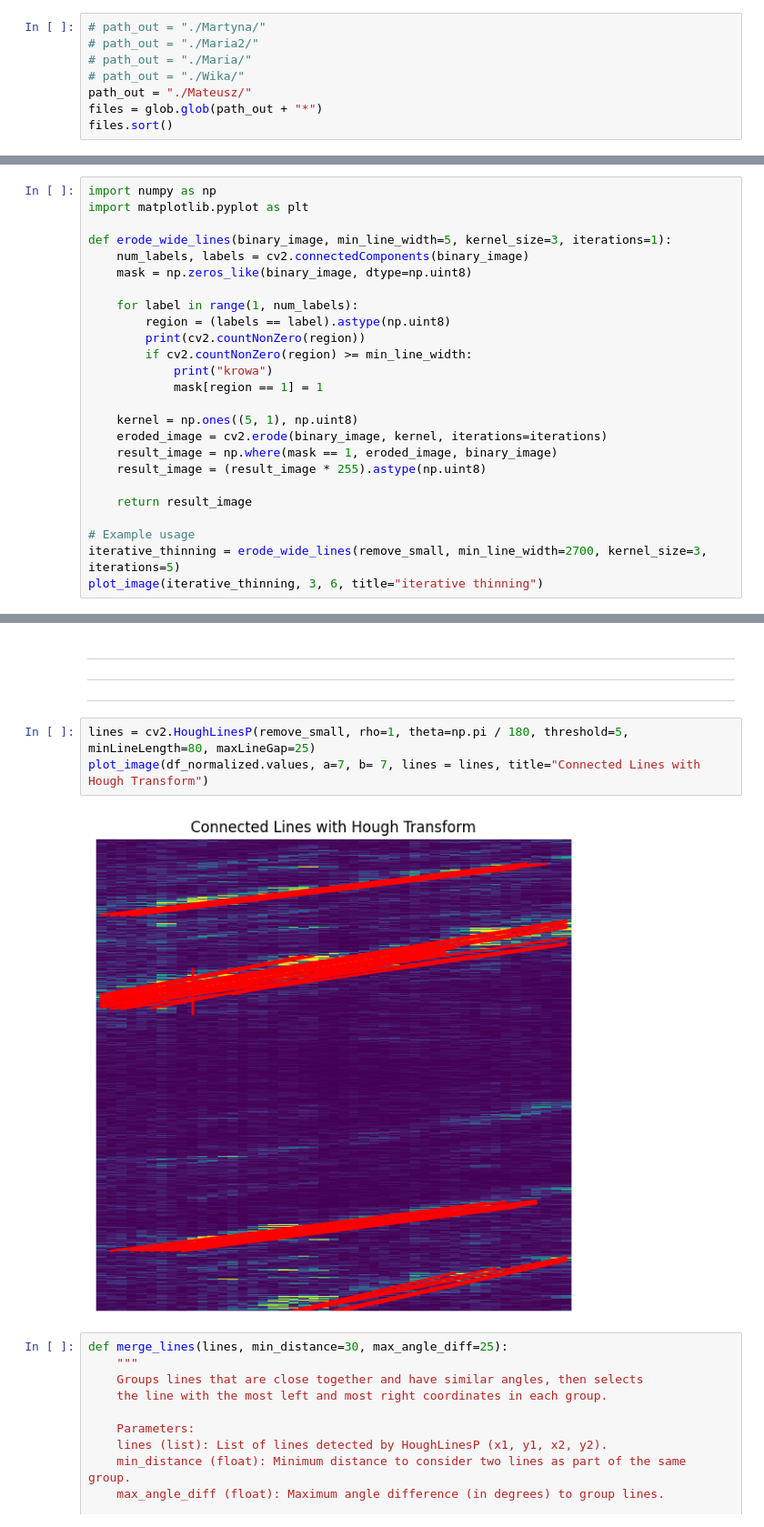
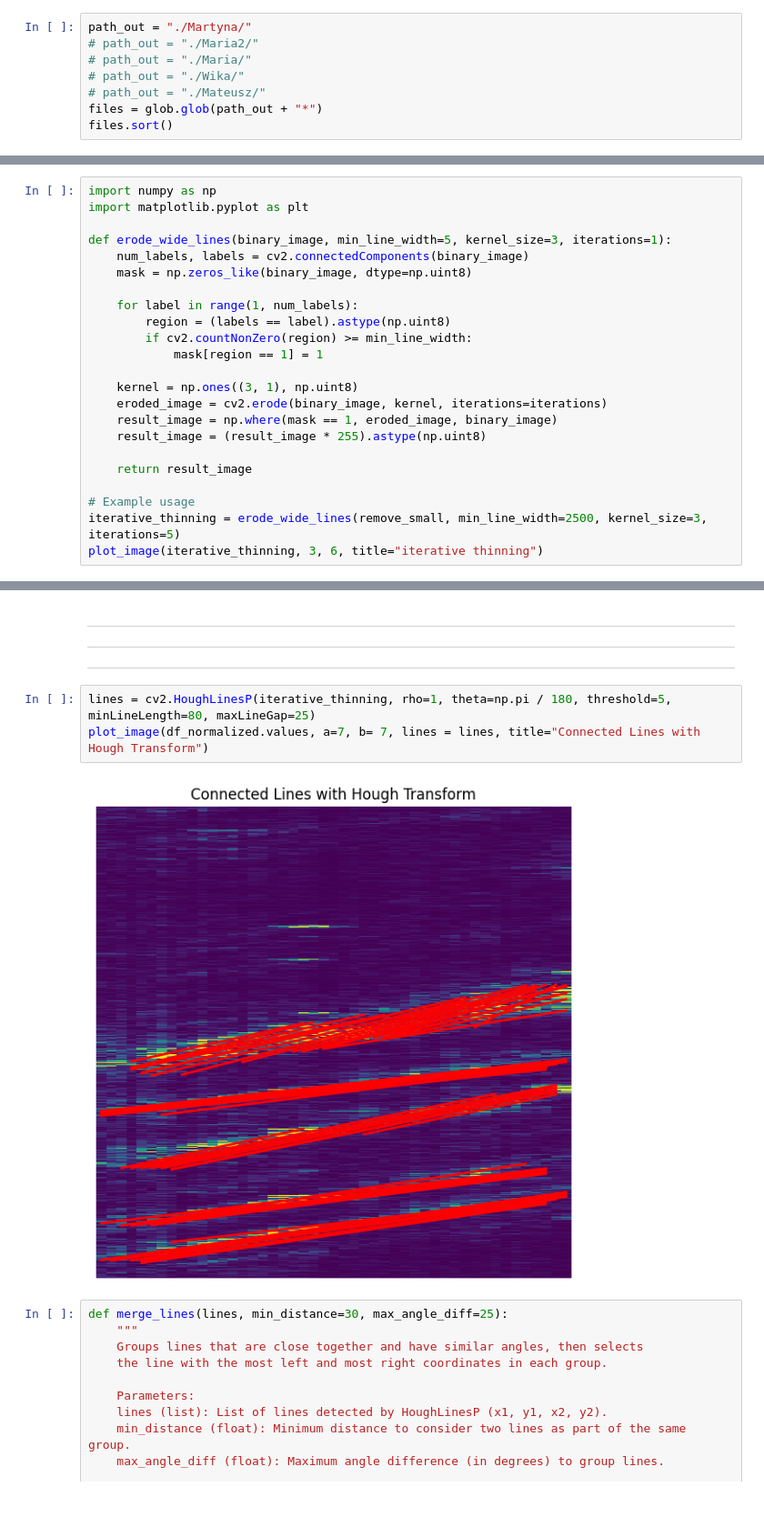
Before and after one commit to mmartyna123/ComputerVision, a Jupyter notebook: Project1/Project_MS.ipynb, the cells around one changed output, grey strips where cells are left out. Shown: that part at 91% size. Saved outputs shown, nothing was run; the diff lists cells and outputs as text.

Commit message:
good for 4 version. calculates all major lines

```diff
--- a/Project1/Project_MS.ipynb
+++ b/Project1/Project_MS.ipynb
@@ -28,11 +28,11 @@ def set_axis(x, no_labels = 7)->tuple[np.array, np.array]:
     x_labels = x[::step_x]
     return x_positions, x_labels
 # %%
-# path_out = "./Martyna/"
+path_out = "./Martyna/"
 # path_out = "./Maria2/"
 # path_out = "./Maria/"
 # path_out = "./Wika/"
-path_out = "./Mateusz/"
+# path_out = "./Mateusz/"
 files = glob.glob(path_out + "*")
 files.sort()
 # %%
@@ -302,12 +302,10 @@ def erode_wide_lines(binary_image, min_line_width=5, kernel_size=3, iterations=1
 
     for label in range(1, num_labels):
         region = (labels == label).astype(np.uint8)
-        print(cv2.countNonZero(region))
         if cv2.countNonZero(region) >= min_line_width:
-            print("krowa")
             mask[region == 1] = 1
 
-    kernel = np.ones((5, 1), np.uint8)
+    kernel = np.ones((3, 1), np.uint8)
     eroded_image = cv2.erode(binary_image, kernel, iterations=iterations)
     result_image = np.where(mask == 1, eroded_image, binary_image)
     result_image = (result_image * 255).astype(np.uint8)
@@ -315,6 +313,6 @@ def erode_wide_lines(binary_image, min_line_width=5, kernel_size=3, iterations=1
     return result_image
 
 # Example usage
-iterative_thinning = erode_wide_lines(remove_small, min_line_width=2700, kernel_size=3, iterations=5)
+iterative_thinning = erode_wide_lines(remove_small, min_line_width=2500, kernel_size=3, iterations=5)
 plot_image(iterative_thinning, 3, 6, title="iterative thinning")
 # %% [output]
@@ -461,10 +459,10 @@ plot_image(iterative_thinning, 3, 6, title="iterative thinning")
 ------------------
 ------------------
 # %%
-lines = cv2.HoughLinesP(remove_small, rho=1, theta=np.pi / 180, threshold=5, minLineLength=80, maxLineGap=25)
+lines = cv2.HoughLinesP(iterative_thinning, rho=1, theta=np.pi / 180, threshold=5, minLineLength=80, maxLineGap=25)
 plot_image(df_normalized.values, a=7, b= 7, lines = lines, title="Connected Lines with Hough Transform")
 # %% [output]
-[figure, old version]
+[figure, new version]
 # %%
 def merge_lines(lines, min_distance=30, max_angle_diff=25):
     """
```
Also changed, not shown: parts of 17 cells of this notebook, 2 other files.
